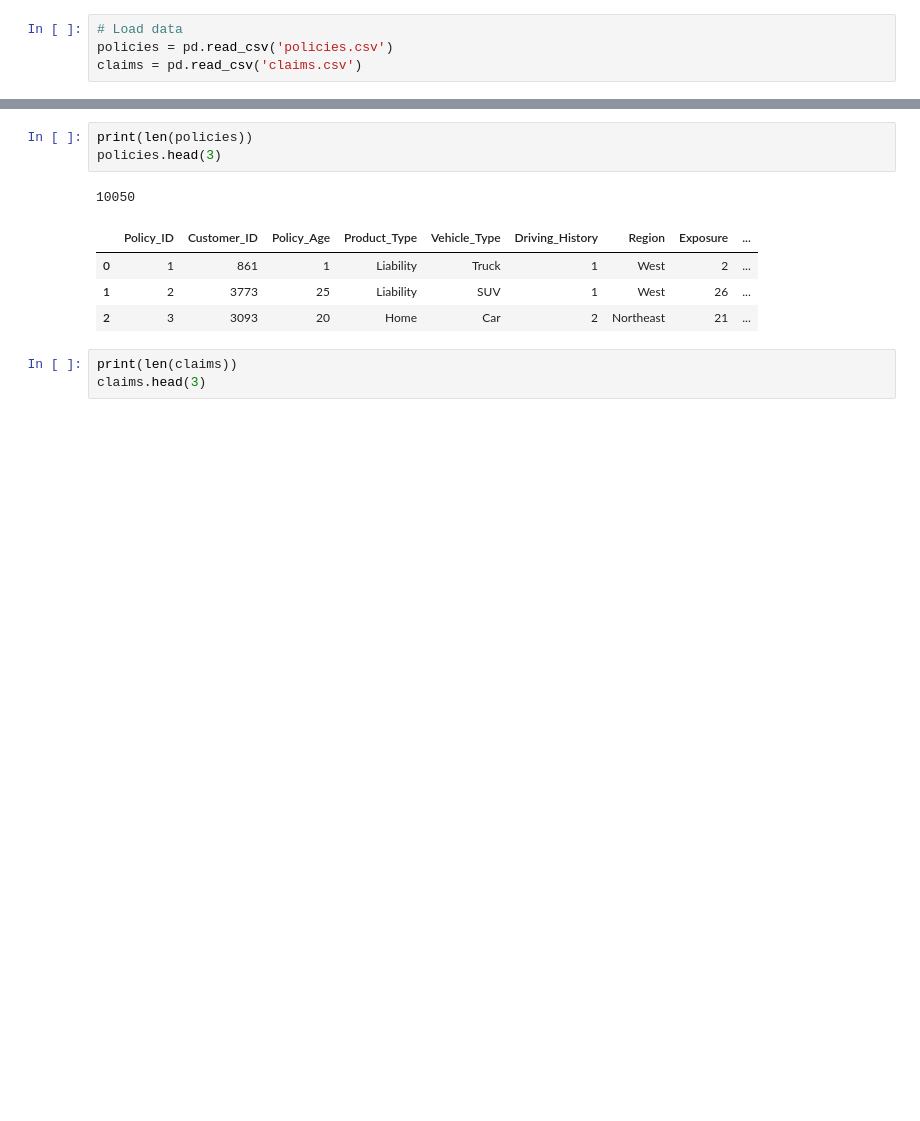
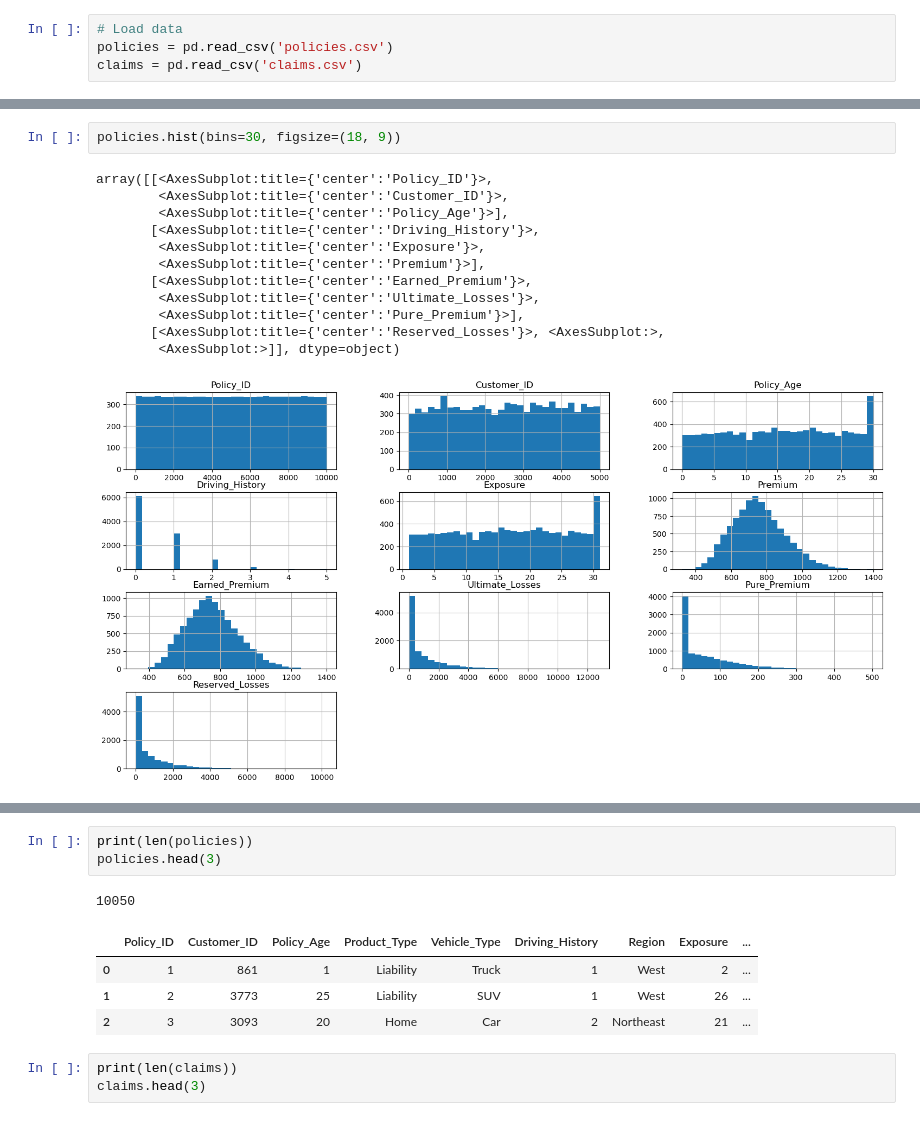
Before and after one commit to guilhermecadori/projects_Python, a Jupyter notebook: Summary.ipynb, the cells around one changed output, grey strips where cells are left out. Drawn from its saved outputs; the diff is of its cells as text; blank space fills up the shorter version.

Commit message:
Adding plots for data exploration

```diff
--- a/Summary.ipynb
+++ b/Summary.ipynb
@@ -8,0 +33,15 @@ claims = pd.read_csv('claims.csv')
+# %%
+policies.hist(bins=30, figsize=(18, 9))
+# %% [output]
+array([[<AxesSubplot:title={'center':'Policy_ID'}>,
+        <AxesSubplot:title={'center':'Customer_ID'}>,
+        <AxesSubplot:title={'center':'Policy_Age'}>],
+       [<AxesSubplot:title={'center':'Driving_History'}>,
+        <AxesSubplot:title={'center':'Exposure'}>,
+        <AxesSubplot:title={'center':'Premium'}>],
+       [<AxesSubplot:title={'center':'Earned_Premium'}>,
+        <AxesSubplot:title={'center':'Ultimate_Losses'}>,
+        <AxesSubplot:title={'center':'Pure_Premium'}>],
+       [<AxesSubplot:title={'center':'Reserved_Losses'}>, <AxesSubplot:>,
+        <AxesSubplot:>]], dtype=object)
+[figure, added]
```
Also changed, not shown: parts of 5 cells of this notebook, 1 other file.
